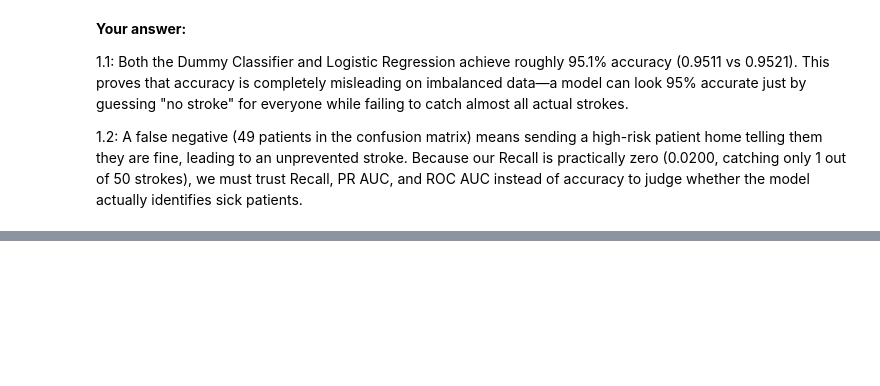
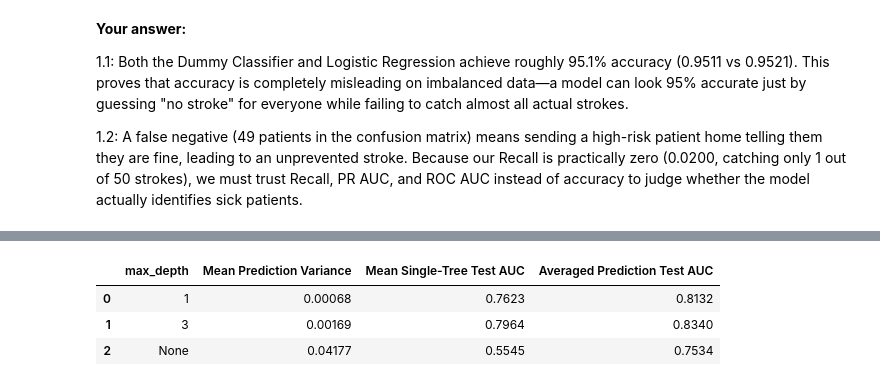
Before and after one commit to bahadurmalik82/stroke-risk-prediction-imbalance, a Jupyter notebook: Lab9_Bias_Variance_Imbalance_Template.ipynb, the cells around one changed output, grey strips where cells are left out. Cells and saved outputs as stored; diff of their text form; code cells hidden in the pictures; blank space fills up the shorter version.

```diff
--- a/Lab9_Bias_Variance_Imbalance_Template.ipynb
+++ b/Lab9_Bias_Variance_Imbalance_Template.ipynb
@@ -161,0 +241,38 @@ Confusion Matrix:
+# %%
+rng = np.random.default_rng(SEED)
+rows = []
+
+for d in [1, 3, None]:
+    probs = np.zeros((40, len(X_test_imputed)))
+    single_aucs = []
+
+    for b in range(40):
+        idx = rng.choice(len(X_train_imputed), len(X_train_imputed), replace=True)
+        X_boot = X_train_imputed.iloc[idx]
+        y_boot = y_train.iloc[idx]
+
+        tree = DecisionTreeClassifier(max_depth=d, random_state=SEED + b)
+        tree.fit(X_boot, y_boot)
+
+        p = tree.predict_proba(X_test_imputed)[:, 1]
+        probs[b] = p
+        single_aucs.append(roc_auc_score(y_test, p))
+
+    mean_var = probs.var(axis=0).mean()
+    mean_single_auc = np.mean(single_aucs)
+    avg_pred_auc = roc_auc_score(y_test, probs.mean(axis=0))
+
+    rows.append({
+        'max_depth': str(d),
+        'Mean Prediction Variance': round(mean_var, 5),
+        'Mean Single-Tree Test AUC': round(mean_single_auc, 4),
+        'Averaged Prediction Test AUC': round(avg_pred_auc, 4)
+    })
+
+var_df = pd.DataFrame(rows)
+display(var_df)
+# %% [output]
+|  | max_depth | Mean Prediction Variance | Mean Single-Tree Test AUC | Averaged Prediction Test AUC |
+| 0 | 1 | 0.00068 | 0.7623 | 0.8132 |
+| 1 | 3 | 0.00169 | 0.7964 | 0.8340 |
+| 2 | None | 0.04177 | 0.5545 | 0.7534 |
```
Also changed, not shown: parts of 9 cells of this notebook.
